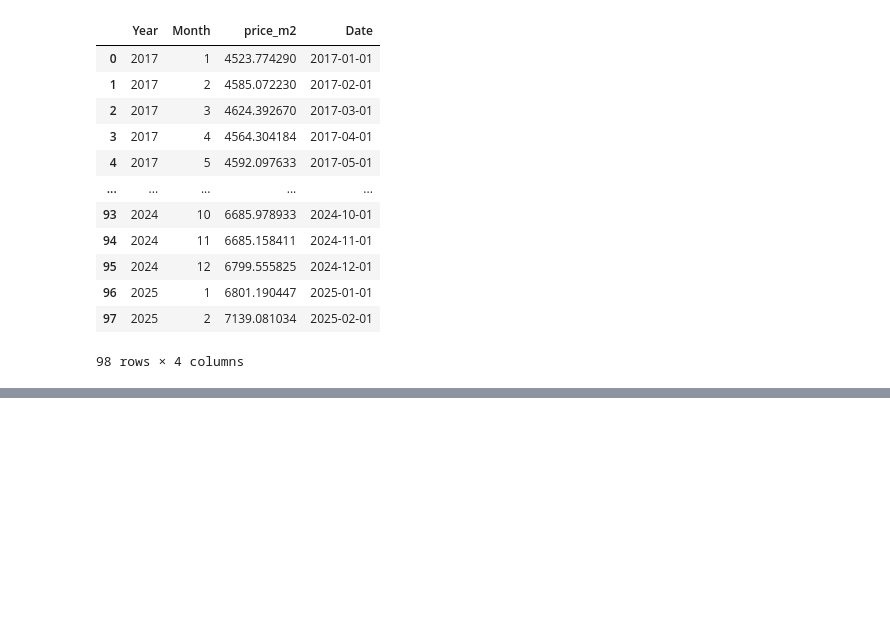
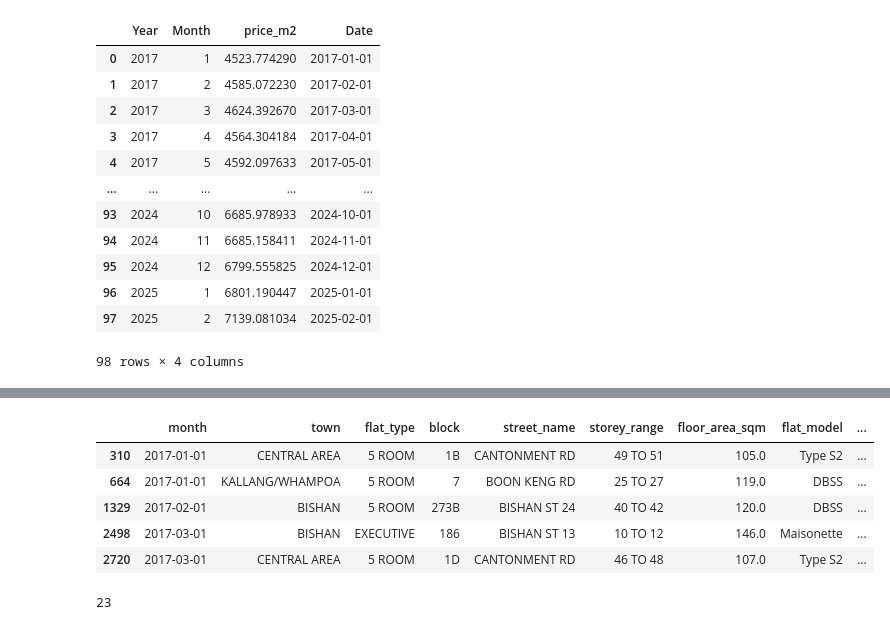
Before and after one commit to Hisqkq/Open-Data-City, a Jupyter notebook: immo.ipynb, the cells around one changed output, grey strips where cells are left out. Cells and saved outputs as stored; diff of their text form; code cells hidden in the pictures; blank space fills up the shorter version.

Commit message:
immobilier + tableau introduction

```diff
--- a/immo.ipynb
+++ b/immo.ipynb
@@ -119,0 +119,17 @@ AttributeError: 'list' object has no attribute 'head'
+# %%
+# on prend les données du df si resal_price > 1 000 000
+
+scd_grap_data = df[df["resale_price"] > 1000000]
+
+scd_grap_data.head()
+# %% [output]
+|  | month | town | flat_type | block | street_name | storey_range | floor_area_sqm | flat_model | ... |
+| 310 | 2017-01-01 | CENTRAL AREA | 5 ROOM | 1B | CANTONMENT RD | 49 TO 51 | 105.0 | Type S2 | ... |
+| 664 | 2017-01-01 | KALLANG/WHAMPOA | 5 ROOM | 7 | BOON KENG RD | 25 TO 27 | 119.0 | DBSS | ... |
+| 1329 | 2017-02-01 | BISHAN | 5 ROOM | 273B | BISHAN ST 24 | 40 TO 42 | 120.0 | DBSS | ... |
+| 2498 | 2017-03-01 | BISHAN | EXECUTIVE | 186 | BISHAN ST 13 | 10 TO 12 | 146.0 | Maisonette | ... |
+| 2720 | 2017-03-01 | CENTRAL AREA | 5 ROOM | 1D | CANTONMENT RD | 46 TO 48 | 107.0 | Type S2 | ... |
+# %%
+len(scd_grap_data["town"].unique())
+# %% [output]
+23
```
Also changed, not shown: parts of 5 cells of this notebook, 3 other files.
